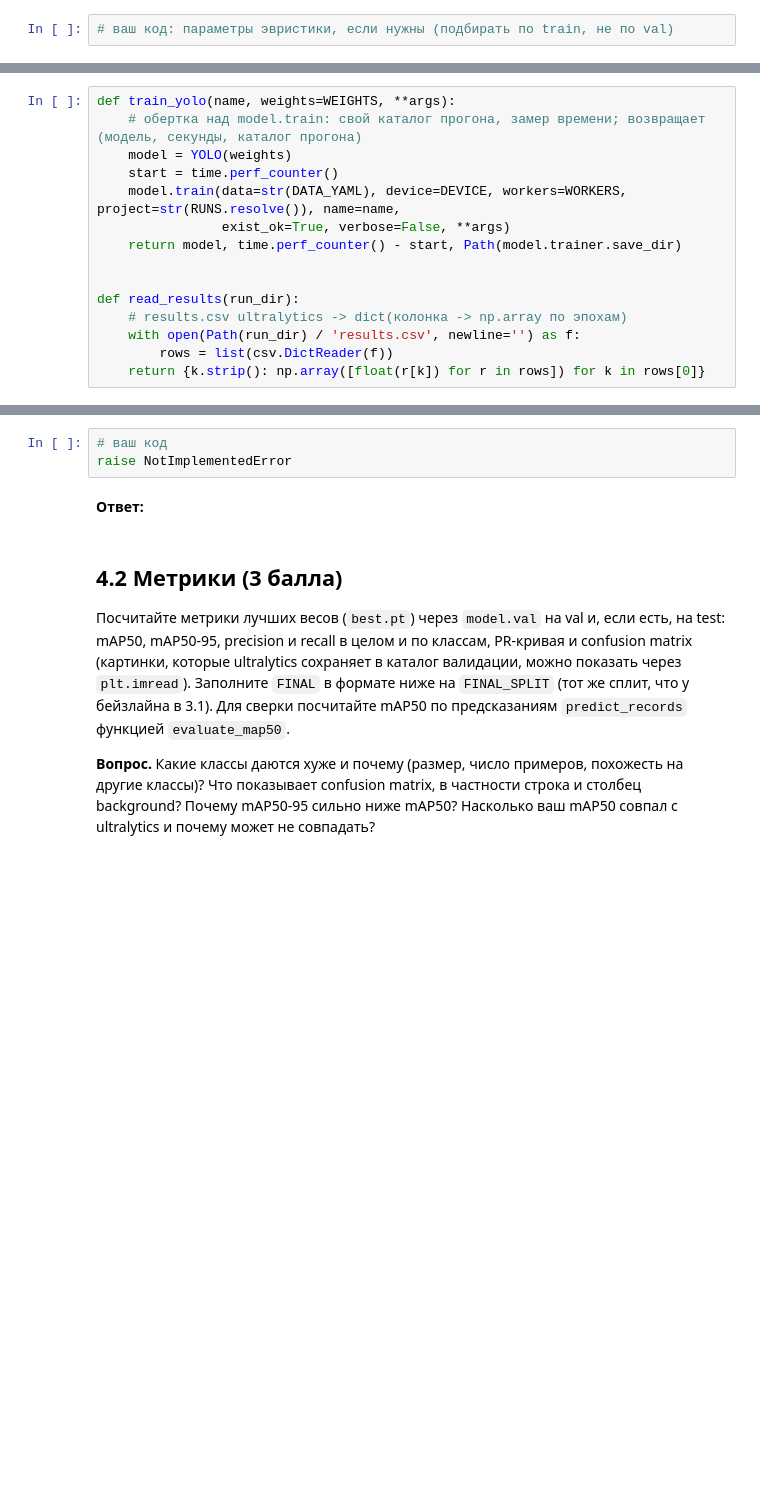
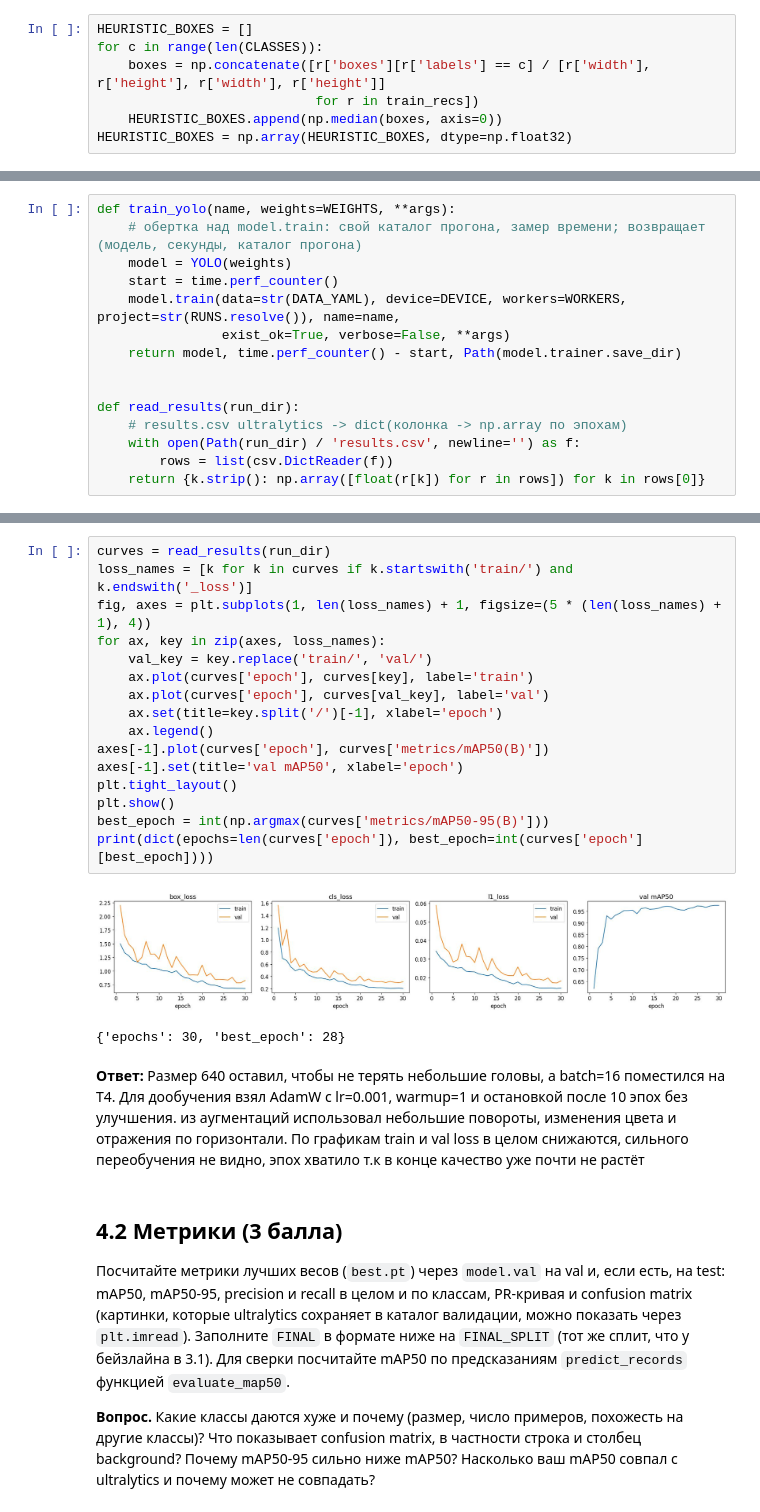
Before and after one commit to ivampo/dl_2026_itmo, a Jupyter notebook: lab-2/hw2_cv.ipynb, the cells around one changed output, grey strips where cells are left out. Saved outputs shown, nothing was run; the diff lists cells and outputs as text; blank space fills up the shorter version.

```diff
--- a/lab-2/hw2_cv.ipynb
+++ b/lab-2/hw2_cv.ipynb
@@ -368,5 +556,10 @@ def heuristic_detect(image_path):
 # %%
-# ваш код: параметры эвристики, если нужны (подбирать по train, не по val)
+HEURISTIC_BOXES = []
+for c in range(len(CLASSES)):
+    boxes = np.concatenate([r['boxes'][r['labels'] == c] / [r['width'], r['height'], r['width'], r['height']]
+                            for r in train_recs])
+    HEURISTIC_BOXES.append(np.median(boxes, axis=0))
+HEURISTIC_BOXES = np.array(HEURISTIC_BOXES, dtype=np.float32)
 # %%
 start = time.perf_counter()
 heuristic_preds = [heuristic_detect(r['image']) for r in records[FINAL_SPLIT]]
@@ -412,8 +634,24 @@ print(f'обучение: {RUN_TIMES["train"]:.0f} s на {DEVICE_NAME}, кат
 # %%
-# ваш код
-raise NotImplementedError
+curves = read_results(run_dir)
+loss_names = [k for k in curves if k.startswith('train/') and k.endswith('_loss')]
+fig, axes = plt.subplots(1, len(loss_names) + 1, figsize=(5 * (len(loss_names) + 1), 4))
+for ax, key in zip(axes, loss_names):
+    val_key = key.replace('train/', 'val/')
+    ax.plot(curves['epoch'], curves[key], label='train')
+    ax.plot(curves['epoch'], curves[val_key], label='val')
+    ax.set(title=key.split('/')[-1], xlabel='epoch')
+    ax.legend()
+axes[-1].plot(curves['epoch'], curves['metrics/mAP50(B)'])
+axes[-1].set(title='val mAP50', xlabel='epoch')
+plt.tight_layout()
+plt.show()
+best_epoch = int(np.argmax(curves['metrics/mAP50-95(B)']))
+print(dict(epochs=len(curves['epoch']), best_epoch=int(curves['epoch'][best_epoch])))
+# %% [output]
+[figure, added]
+{'epochs': 30, 'best_epoch': 28}
 # %% [markdown]
-**Ответ:**
+**Ответ:** Размер 640 оставил, чтобы не терять небольшие головы, а batch=16 поместился на T4. Для дообучения взял AdamW с lr=0.001, warmup=1 и остановкой после 10 эпох без улучшения. из аугментаций использовал небольшие повороты, изменения цвета и отражения по горизонтали. По графикам train и val loss в целом снижаются, сильного переобучения не видно, эпох хватило т.к в конце качество уже почти не растёт
 # %% [markdown]
 ## 4.2 Метрики (3 балла)
 
```
Also changed, not shown: parts of 47 cells of this notebook, 8 other files.
